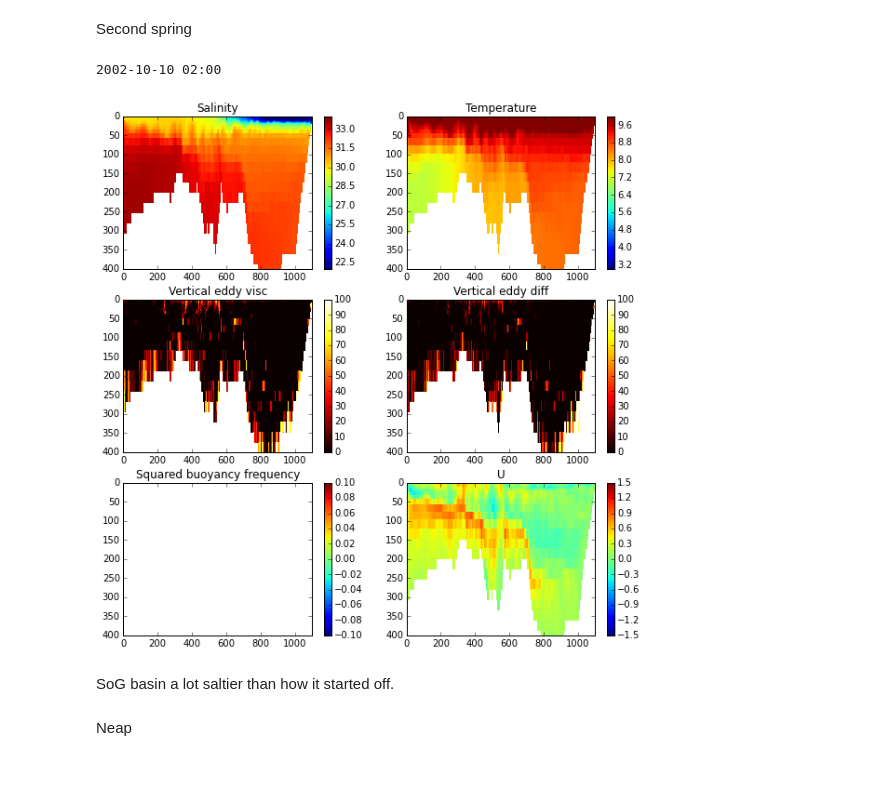
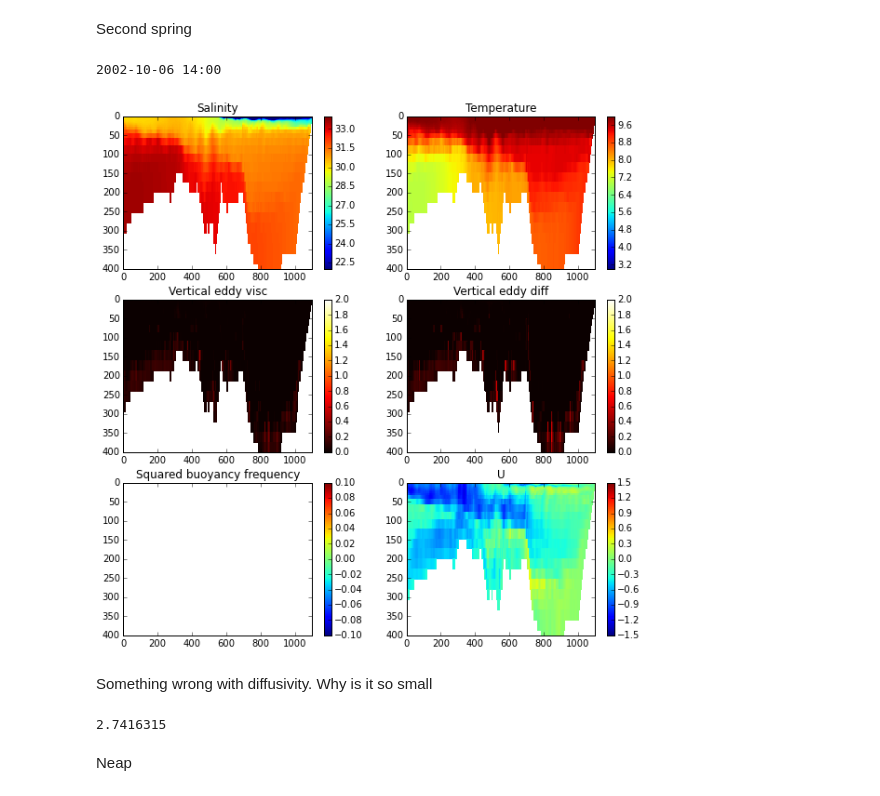
Before and after one commit to SalishSeaCast/2d-domain, a Jupyter notebook: analysis/3.6 Test.ipynb, the cells around one changed output. Saved outputs shown, nothing was run; the diff lists cells and outputs as text; code cells hidden in the pictures.

```diff
--- a/analysis/3.6 Test.ipynb
+++ b/analysis/3.6 Test.ipynb
@@ -105,7 +105,7 @@ plt.title(date.strftime('%Y-%m-%d %H:%M'))
 <matplotlib.text.Text at 0x...>
 [figure]
 # %%
-t=-1
+t=129
 plt.pcolormesh(np.arange(0,U.shape[3]),depsU,U[t,:,y,:],vmin=umin,vmax=umax)
 plt.axis([0,1100,400,0])
 plt.colorbar()
@@ -190,7 +190,7 @@ def plot_variables(t):
     ax.set_title('Temperature')
 
     #diff
-    dmin=0; dmax=100
+    dmin=0; dmax=2
     ax=axs[1,1]
     mesh=ax.pcolormesh(np.arange(0,avt.shape[3]),depsW,avt[t,:,y,:],vmin=dmin, vmax=dmax, cmap='hot')
     ax.set_ylim([400,0])
@@ -242,12 +242,16 @@ Still not a lot of mixing over the sill. Is it too stratified? Is my second sill
 # %% [markdown]
 Second spring
 # %%
-fig = plot_variables(150)
+fig = plot_variables(129)
 # %% [output]
-2002-10-10 02:00
+2002-10-06 14:00
-[figure, old version]
+[figure, new version]
-# %% [markdown]
-SoG basin a lot saltier than how it started off.
+# %% [markdown]
+Something wrong with diffusivity. Why is it so small
+# %%
+np.nanmax(avm)
+# %% [output]
+2.7416315
 # %% [markdown]
 Neap
 # %%
```
Also changed, not shown: parts of 16 cells of this notebook.
